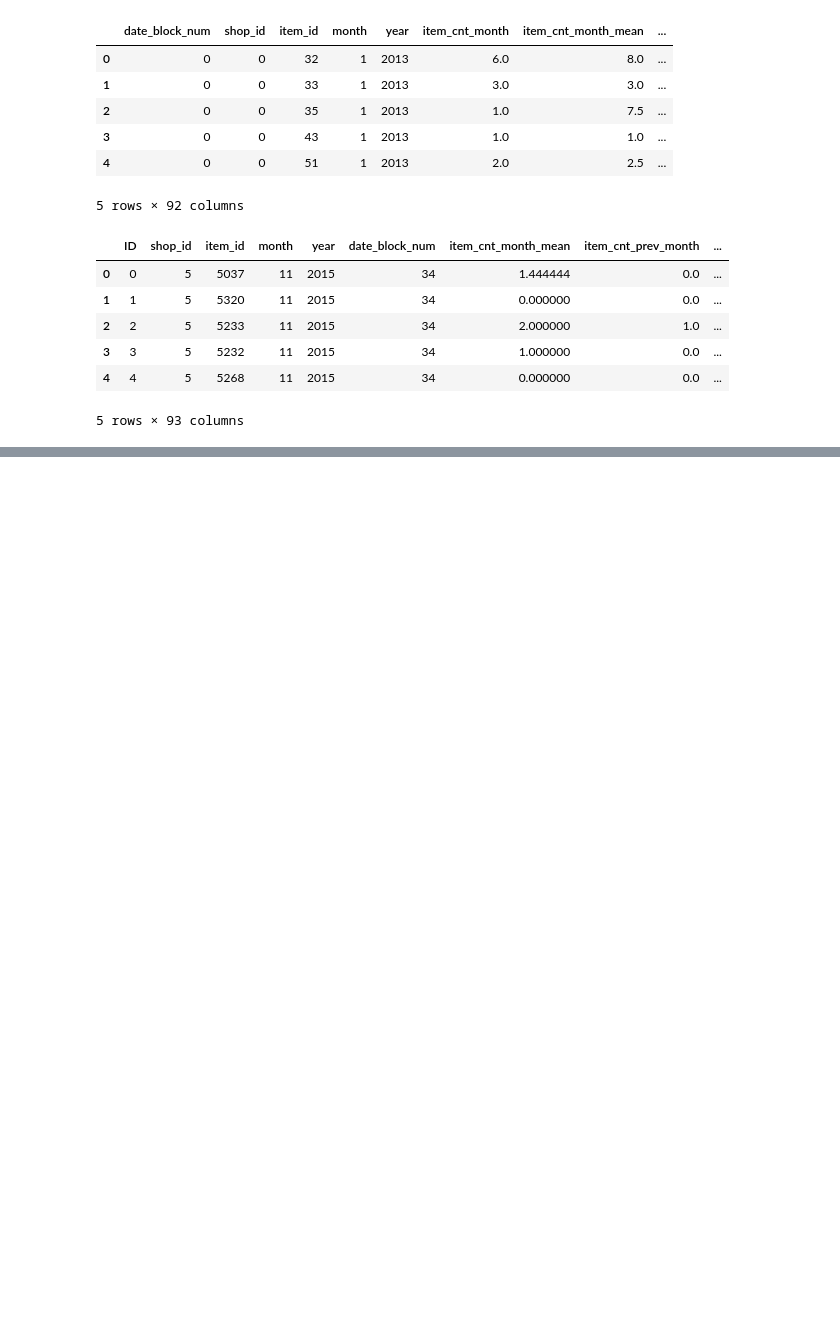
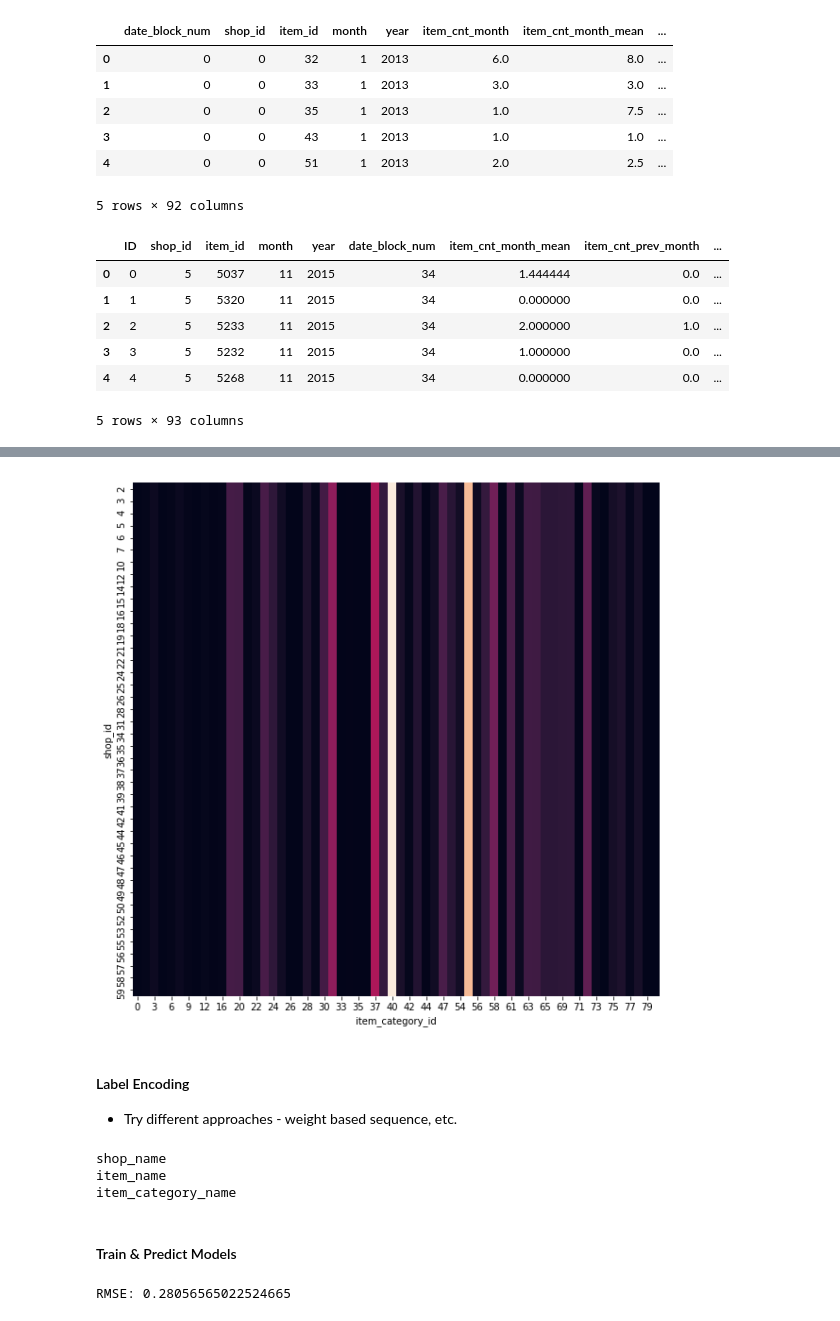
Before and after one commit to legolas140/competitive-data-science-1, a Jupyter notebook: kernels/playing-in-the-sandbox.ipynb, the cells around one changed output, grey strips where cells are left out. Saved outputs shown, nothing was run; the diff lists cells and outputs as text; code cells hidden in the pictures; blank space fills up the shorter version.

```diff
--- a/kernels/playing-in-the-sandbox.ipynb
+++ b/kernels/playing-in-the-sandbox.ipynb
@@ -168,0 +183,42 @@ test.head()
+# %%
+stores_hm = test.pivot_table(index='shop_id', columns='item_category_id', values='item_cnt_month', aggfunc='count', fill_value=0)
+fig, ax = plt.subplots(figsize=(10, 10))
+_ = sns.heatmap(stores_hm, ax=ax, cbar=False)
+# %% [output]
+[figure, added]
+# %% [markdown]
+#### Label Encoding
+
+* Try different approaches - weight based sequence, etc.
+# %%
+for c in ['shop_name', 'item_name', 'item_category_name']:
+    lbl = preprocessing.LabelEncoder()
+    lbl.fit(list(train[c].unique()) + list(test[c].unique()))
+    train[c] = lbl.fit_transform(train[c].astype(str))
+    test[c] = lbl.fit_transform(test[c].astype(str))
+    print(c)
+# %% [output]
+shop_name
+item_name
+item_category_name
+# %% [markdown]
+#### Train & Predict Models
+# %%
+col = [c for c in train.columns if c not in ['item_cnt_month']]
+#Validation Hold Out Month
+x1 = train[train['date_block_num'] < 33]
+y1 = np.log1p(x1['item_cnt_month'].clip(0., 20.))
+x1 = x1[col]
+x2 = train[train['date_block_num'] == 33]
+y2 = np.log1p(x2['item_cnt_month'].clip(0., 20.))
+x2 = x2[col]
+
+reg = ensemble.ExtraTreesRegressor(n_estimators=25, n_jobs=-1, max_depth=15, random_state=18)
+reg.fit(x1, y1)
+print('RMSE:', np.sqrt(metrics.mean_squared_error(y2.clip(0., 20.), reg.predict(x2).clip(0., 20.))))
+#full train
+reg.fit(train[col], train['item_cnt_month'].clip(0., 20.))
+test['item_cnt_month'] = reg.predict(test[col]).clip(0., 20.)
+test[['ID', 'item_cnt_month']].to_csv('submission.csv', index=False)
+# %% [output]
+RMSE: 0.28056565022524665
```
Also changed, not shown: parts of 4 cells of this notebook.
